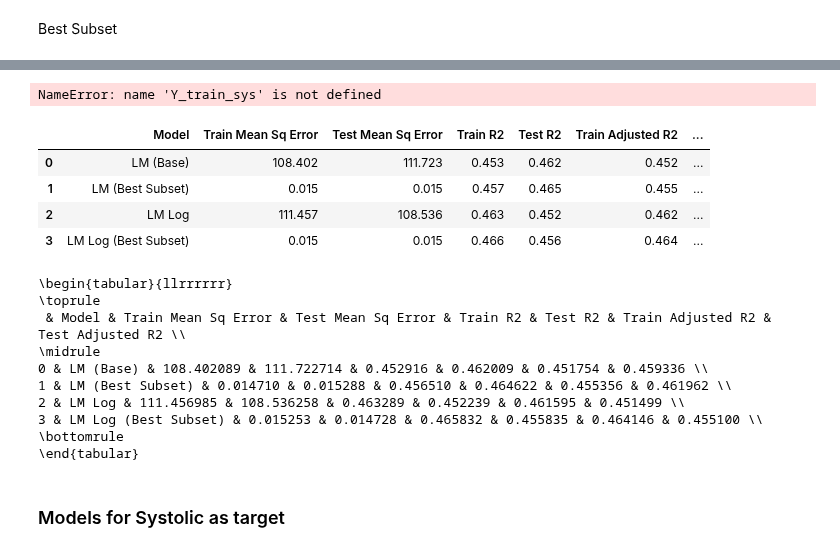
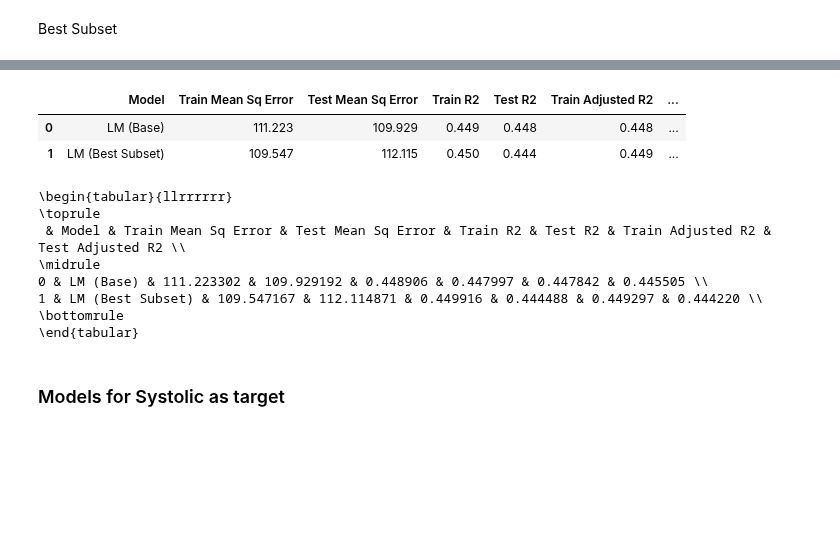
Before and after one commit to farrukh-ahmed/Case-Studies---Project-1, a Jupyter notebook: Notebooks/Week04-linear-models-Raafey.ipynb, the cells around one changed output, grey strips where cells are left out. Drawn from its saved outputs; the diff is of its cells as text; code cells hidden in the pictures; blank space fills up the shorter version.

Commit message:
Added weather dataset and updated results

```diff
--- a/Notebooks/Week04-linear-models-Raafey.ipynb
+++ b/Notebooks/Week04-linear-models-Raafey.ipynb
@@ -31,7 +31,7 @@ data_df = read_data()
 ### Large preprocessing
 # %%
 # variables that are dropped
-to_filter = ["id", "zeit", "postleitzahl", "gemeinde", "bezirk", "geburtsjahr", "terminal"]
+to_filter = ["id", "zeit", "postleitzahl", "gemeinde", "bezirk", "geburtsjahr", "schaetzwert_bp_sys", "schaetzwert_by_dia", "terminal"]
 data_df, cat_feat_list, num_feat_list = format_variables(data_df, to_filter=to_filter, drop_values=True)
 
 # one hot encoding cat variables to prep data for Decision Tree
@@ -359,22 +210,16 @@ print(model_best_log_dia.summary().tables[1].as_latex_tabular())
-# %%
-generate_residual_plot(np.log(Y_train_dia), model_best_log_dia)
-# %% [output]
-NameError: name 'Y_train_sys' is not defined
 # %%
-train_result_list = [train_results_base_dia, train_results_base_log_dia, train_results_best_dia, train_results_best_log_dia]
+train_result_list = [train_results_base_dia, train_results_best_dia]
 
-test_result_list = [test_results_base_dia, test_results_base_log_dia, test_results_best_dia, test_results_best_log_dia]
+test_result_list = [test_results_base_dia, test_results_best_dia]
 
-model_names = ["LM (Base)", "LM Log", "LM (Best Subset)", "LM Log (Best Subset)"]
+model_names = ["LM (Base)", "LM (Best Subset)"]
 
 tab = tabularize_model_metrics(train_result_list, test_result_list, model_names)
 round(tab, 3)
 # %% [output]
 |  | Model | Train Mean Sq Error | Test Mean Sq Error | Train R2 | Test R2 | Train Adjusted R2 | ... |
-| 0 | LM (Base) | 108.402 | 111.723 | 0.453 | 0.462 | 0.452 | ... |
-| 1 | LM (Best Subset) | 0.015 | 0.015 | 0.457 | 0.465 | 0.455 | ... |
-| 2 | LM Log | 111.457 | 108.536 | 0.463 | 0.452 | 0.462 | ... |
-| 3 | LM Log (Best Subset) | 0.015 | 0.015 | 0.466 | 0.456 | 0.464 | ... |
+| 0 | LM (Base) | 111.223 | 109.929 | 0.449 | 0.448 | 0.448 | ... |
+| 1 | LM (Best Subset) | 109.547 | 112.115 | 0.450 | 0.444 | 0.449 | ... |
 # %%
 print(tab.to_latex())
 # %% [output]
@@ -382,10 +227,8 @@ print(tab.to_latex())
 \toprule
  & Model & Train Mean Sq Error & Test Mean Sq Error & Train R2 & Test R2 & Train Adjusted R2 & Test Adjusted R2 \\
 \midrule
-0 & LM (Base) & 108.402089 & 111.722714 & 0.452916 & 0.462009 & 0.451754 & 0.459336 \\
-1 & LM (Best Subset) & 0.014710 & 0.015288 & 0.456510 & 0.464622 & 0.455356 & 0.461962 \\
-2 & LM Log & 111.456985 & 108.536258 & 0.463289 & 0.452239 & 0.461595 & 0.451499 \\
-3 & LM Log (Best Subset) & 0.015253 & 0.014728 & 0.465832 & 0.455835 & 0.464146 & 0.455100 \\
+0 & LM (Base) & 111.223302 & 109.929192 & 0.448906 & 0.447997 & 0.447842 & 0.445505 \\
+1 & LM (Best Subset) & 109.547167 & 112.114871 & 0.449916 & 0.444488 & 0.449297 & 0.444220 \\
 \bottomrule
 \end{tabular}
 # %% [markdown]
```
Also changed, not shown: parts of 36 cells of this notebook, 5 other files.
